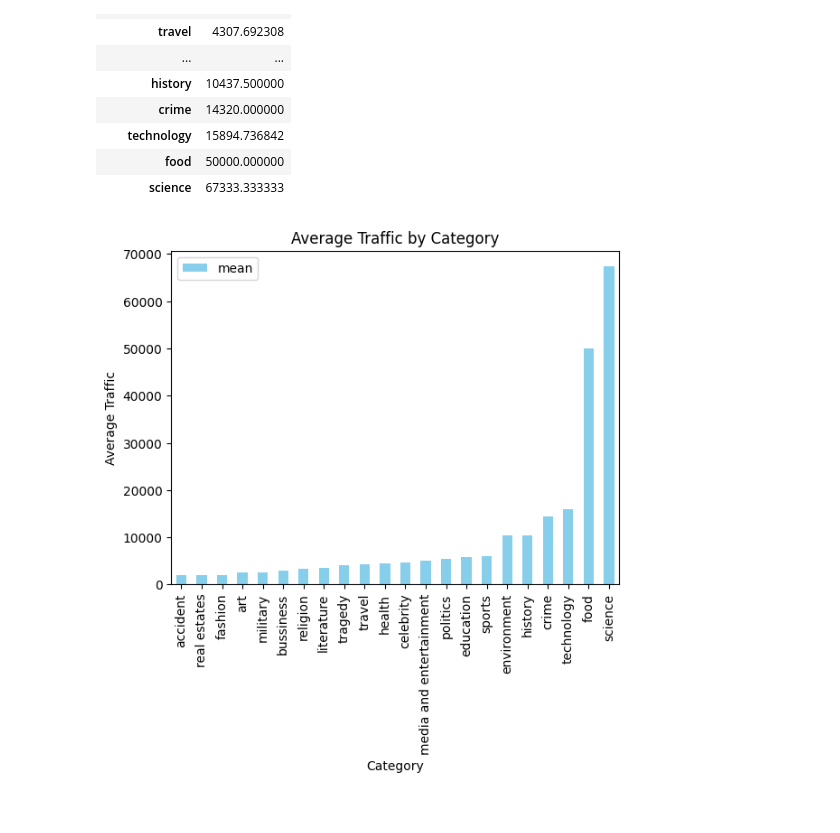
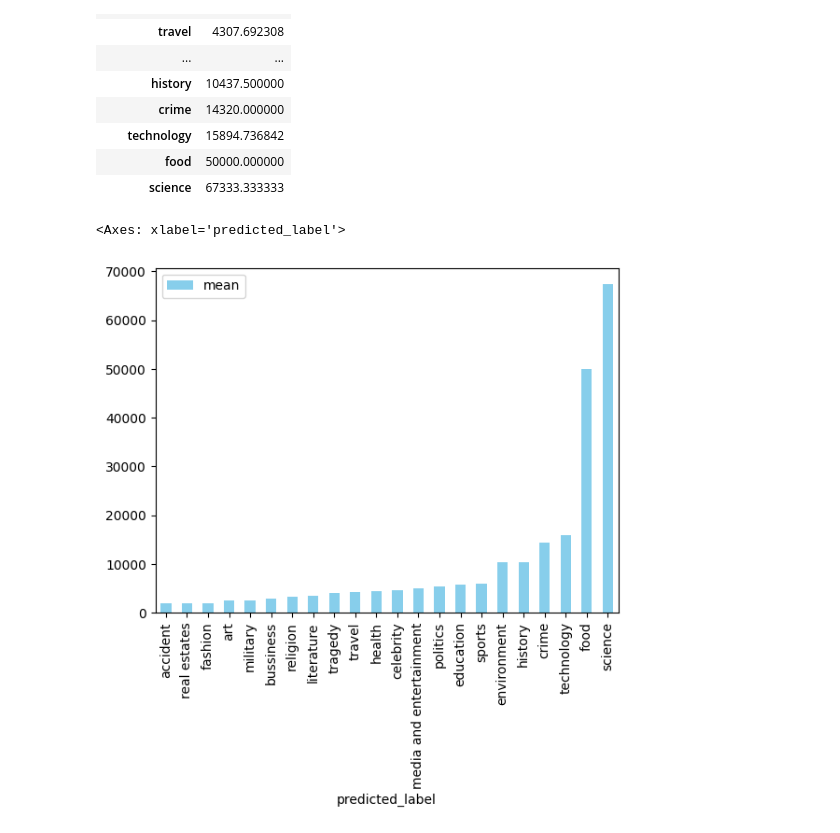
Before and after one commit to MohamedAlkurdi/Trends_prediction_model, a Jupyter notebook: Classification/Model.ipynb, the cells around one changed output. Saved outputs shown, nothing was run; the diff lists cells and outputs as text; code cells hidden in the pictures.

```diff
--- a/Classification/Model.ipynb
+++ b/Classification/Model.ipynb
@@ -45,13 +50,12 @@ The `multi_class` argument has been deprecated and renamed to `multi_label`. `mu
 The `multi_class` argument has been deprecated and renamed to `multi_label`. `multi_class` will be removed in a future version of Transformers.
 The `multi_class` argument has been deprecated and renamed to `multi_label`. `multi_class` will be removed in a future version of Transformers.
 # %%
-import matplotlib.pyplot as plt
 
 def clean_traffic(value):
     value = value.replace(",", "").replace("+", "").strip()
     return int(value)
 
-data = pd.read_csv('./classification_output.csv')
+data = pd.read_csv('./Malaysia_classification_output.csv')
 df = data[['predicted_label','traffic']]
 df['traffic_numeric'] = df['traffic'].apply(clean_traffic)
 
@@ -83,13 +87,14 @@ See the caveats in the documentation: https://pandas.pydata.org/pandas-docs/stab
 | science | 67333.333333 |
 # %%
 topic_stats.plot(kind='bar', color='skyblue')
-plt.xlabel('Category')
-plt.ylabel('Average Traffic')
-plt.title('Average Traffic by Category')
-plt.xticks(rotation=90)
-plt.show()
+# plt.xlabel('Category')
+# plt.ylabel('Average Traffic')
+# plt.title('Average Traffic by Category')
+# plt.xticks(rotation=90)
+# plt.show()
 # %% [output]
+<Axes: xlabel='predicted_label'>
-[figure, old version]
+[figure, new version]
 # %%
 # sequence = "Ohio State football players safe accounted for after oncampus attack,COLUMBUS Ohio  An attack on Ohio States campus left 11 people injured Monday morning They were stabbed hit by a car or otherwise injured before the suspect was shot dead school and hospital officials said All Ohio State football players are"
 # prediction = classifier(sequence, labels, hypothesis_template=hypothesis_template, multi_class=True)
```
Also changed, not shown: parts of 4 cells of this notebook, 5 other files.
